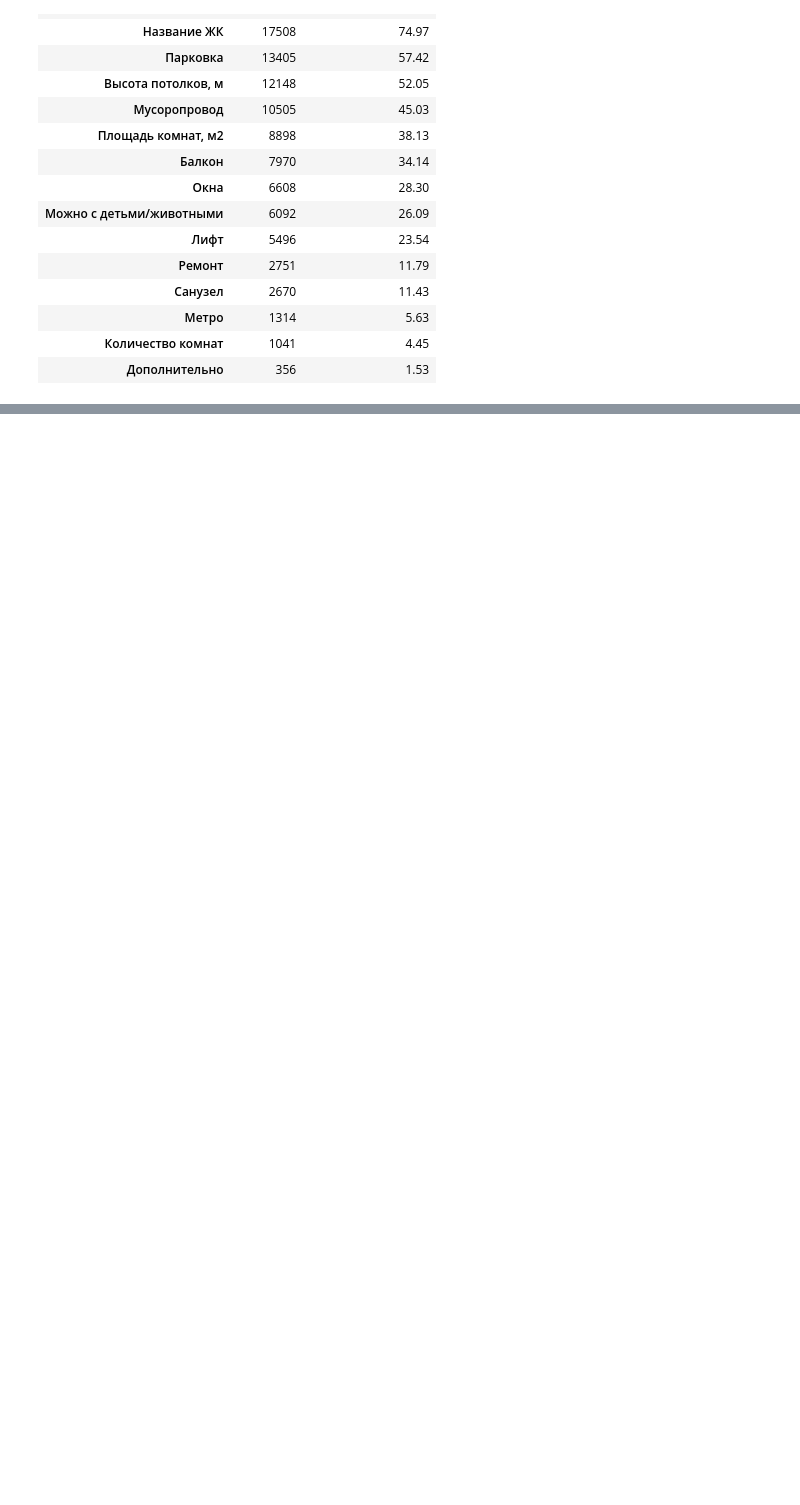
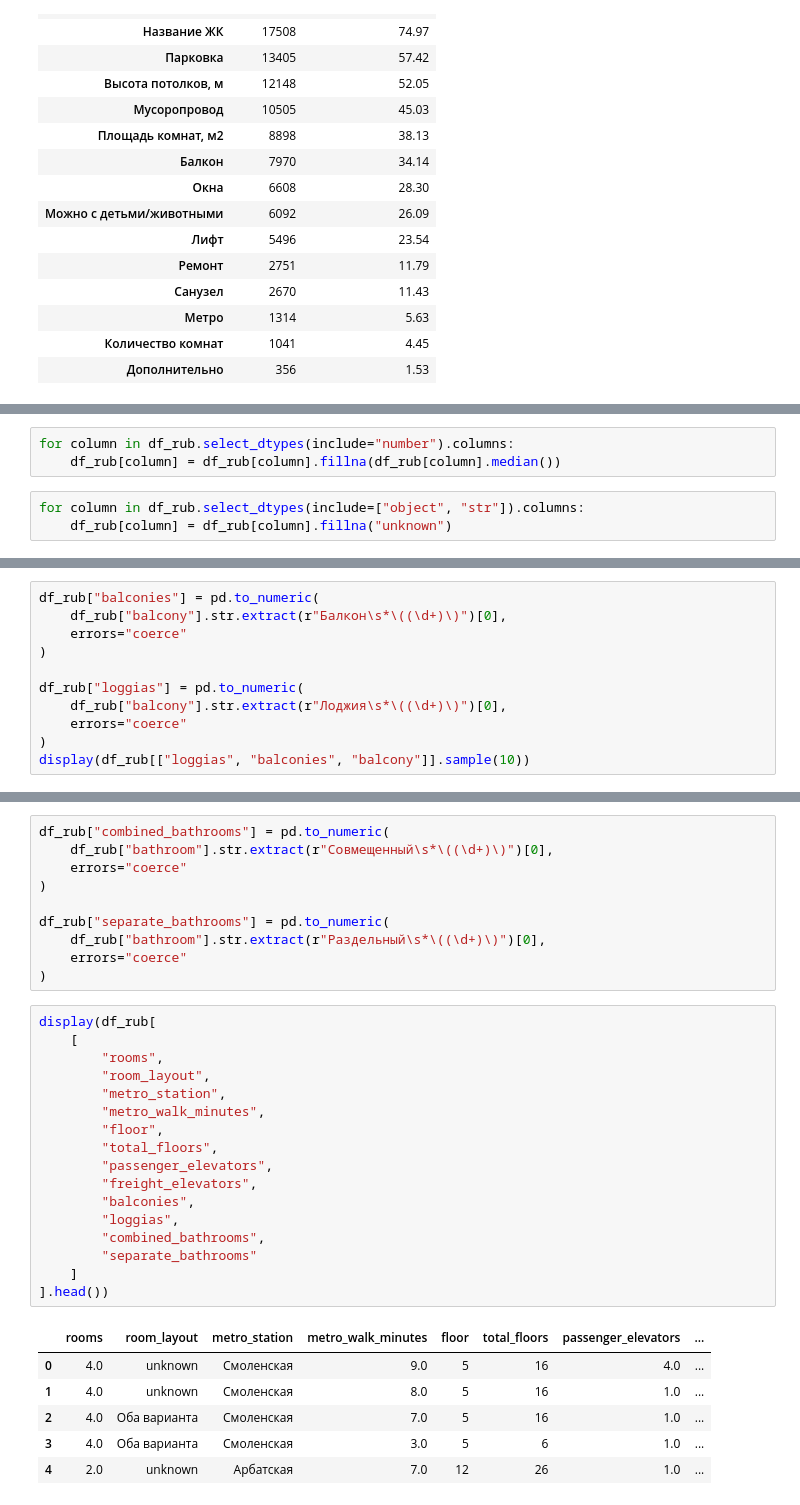
Before and after one commit to UlyanaShemyakina/real_estate_agency_ltd, a Jupyter notebook: release_2/preprocessing.ipynb, the cells around one changed output, grey strips where cells are left out. Cells and saved outputs as stored; diff of their text form; blank space fills up the shorter version.

```diff
--- a/release_2/preprocessing.ipynb
+++ b/release_2/preprocessing.ipynb
@@ -589,0 +839,6 @@ print("Количество пропусков в цене за м²:", df_check
+# %%
+for column in df_rub.select_dtypes(include="number").columns:
+    df_rub[column] = df_rub[column].fillna(df_rub[column].median())
+# %%
+for column in df_rub.select_dtypes(include=["object", "str"]).columns:
+    df_rub[column] = df_rub[column].fillna("unknown")
@@ -589,0 +948,11 @@ print("Количество пропусков в цене за м²:", df_check
+# %%
+df_rub["balconies"] = pd.to_numeric(
+    df_rub["balcony"].str.extract(r"Балкон\s*\((\d+)\)")[0],
+    errors="coerce"
+)
+
+df_rub["loggias"] = pd.to_numeric(
+    df_rub["balcony"].str.extract(r"Лоджия\s*\((\d+)\)")[0],
+    errors="coerce"
+)
+display(df_rub[["loggias", "balconies", "balcony"]].sample(10))
@@ -589,0 +971,34 @@ print("Количество пропусков в цене за м²:", df_check
+# %%
+df_rub["combined_bathrooms"] = pd.to_numeric(
+    df_rub["bathroom"].str.extract(r"Совмещенный\s*\((\d+)\)")[0],
+    errors="coerce"
+)
+
+df_rub["separate_bathrooms"] = pd.to_numeric(
+    df_rub["bathroom"].str.extract(r"Раздельный\s*\((\d+)\)")[0],
+    errors="coerce"
+)
+# %%
+display(df_rub[
+    [
+        "rooms",
+        "room_layout",
+        "metro_station",
+        "metro_walk_minutes",
+        "floor",
+        "total_floors",
+        "passenger_elevators",
+        "freight_elevators",
+        "balconies",
+        "loggias",
+        "combined_bathrooms",
+        "separate_bathrooms"
+    ]
+].head())
+# %% [output]
+|  | rooms | room_layout | metro_station | metro_walk_minutes | floor | total_floors | passenger_elevators | ... |
+| 0 | 4.0 | unknown | Смоленская | 9.0 | 5 | 16 | 4.0 | ... |
+| 1 | 4.0 | unknown | Смоленская | 8.0 | 5 | 16 | 1.0 | ... |
+| 2 | 4.0 | Оба варианта | Смоленская | 7.0 | 5 | 16 | 1.0 | ... |
+| 3 | 4.0 | Оба варианта | Смоленская | 3.0 | 5 | 6 | 1.0 | ... |
+| 4 | 2.0 | unknown | Арбатская | 7.0 | 12 | 26 | 1.0 | ... |
```
Also changed, not shown: parts of 48 cells of this notebook, 1 other file.
